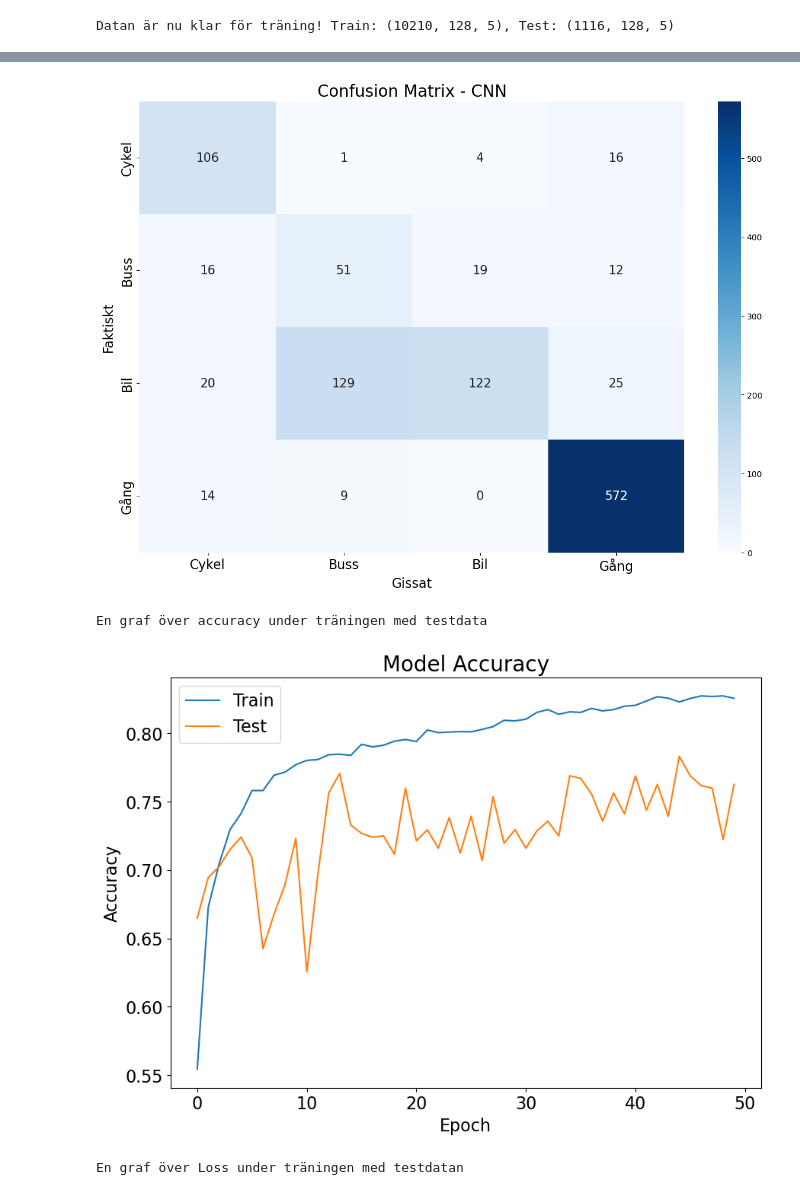
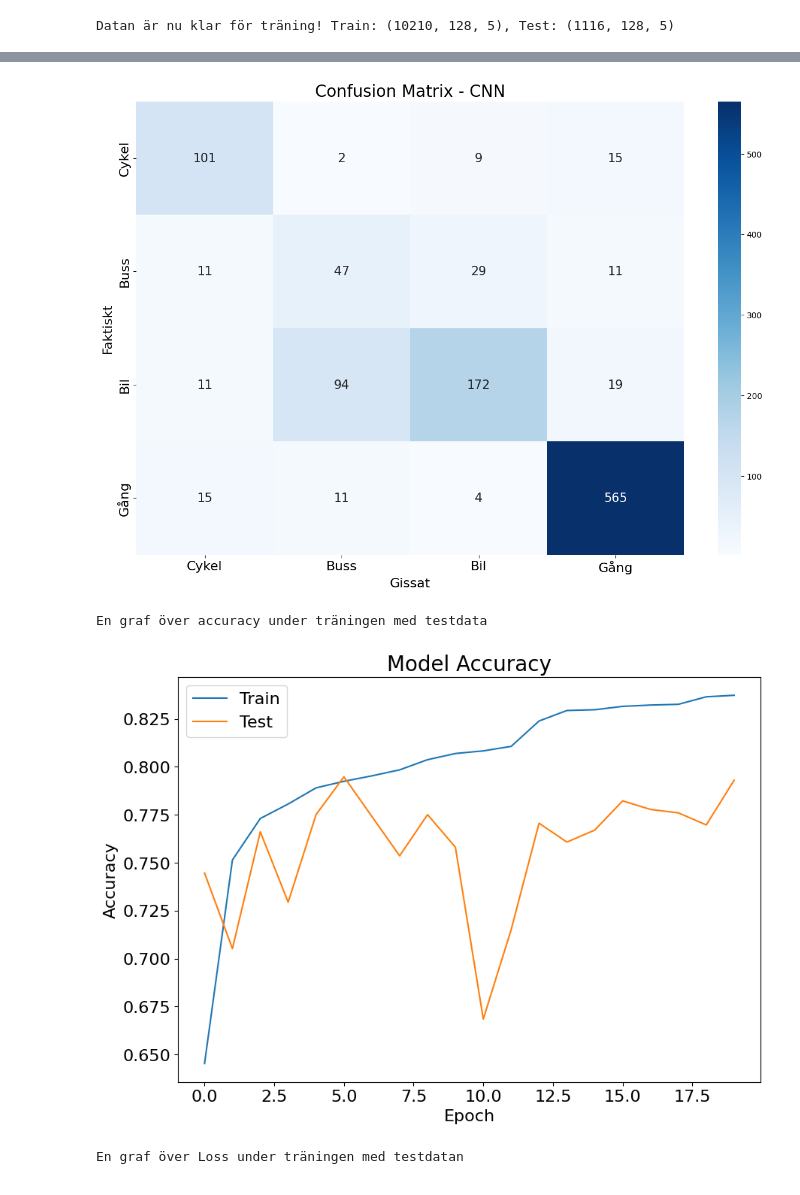
Before and after one commit to phedstroem/Ass2_GIK2JX_Group7, a Jupyter notebook: Ass2_GIK2JX_GROUP7.ipynb, the cells around one changed output, grey strips where cells are left out. Saved outputs shown, nothing was run; the diff lists cells and outputs as text; code cells hidden in the pictures.

```diff
--- a/Ass2_GIK2JX_GROUP7.ipynb
+++ b/Ass2_GIK2JX_GROUP7.ipynb
@@ -421,8 +421,8 @@ batch_size = 128 # Kör X antal resor åt gången för att spara lite tid.
 kernel = 16 # filter för hur modellen tittar. Tittar nu på 16 sekvenspunkter samtidigt
 pool = 4 # Gör modellen mer robust mot brus. komprimerar info.
 stride = 1 # modellen hoppar 1 steg fram efter en sekvens.
-Drop_Out = 0.4 # modellen stänger av X % av sina egna neuroner slumpmässigt mellan varje varv. Förhindrar overfitting
-epochs = 50 # antal varv
+Drop_Out = 0.2 # modellen stänger av X % av sina egna neuroner slumpmässigt mellan varje varv. Förhindrar overfitting
+epochs = 20 # antal varv
 
 # Initiera en sekventiell modell (lager läggs till i rad, nerifrån och upp)
 model = Sequential()
@@ -464,12 +464,12 @@ model.add(Flatten())
 
 model.add(Dropout(Drop_Out))
 
-model.add(Dense(2048))
+model.add(Dense(512))
 model.add(Activation("relu"))
 
 model.add(Dropout(Drop_Out))
 
-model.add(Dense(1024))
+model.add(Dense(256))
 model.add(Activation("relu"))
 
 # Utgångslager: num_class (4 st för Cykel, Buss, Bil, Gång) med Softmax
@@ -477,7 +477,7 @@ model.add(Activation("relu"))
 model.add(Dense(num_class, activation='softmax'))
 
 # Funktion för att sänka learningrate efter ett bestämt antal epochs.
-EPOCHS = 100
+EPOCHS = 12
 def scheduler(epoch, lr):
     if epoch % EPOCHS == 0 and epoch != 0:
         print("[INFO] lr is  ... ", lr/10)
@@ -488,7 +488,7 @@ def scheduler(epoch, lr):
 # optimizer = Adam(lr=0.001, beta_1=0.9, beta_2=0.999, epsilon=1e-08, decay=0.0)
 # optimizer = SGD(lr=0.0001, momentum=0.9, decay=1e-4, nesterov=True)
 # optimizer = RMSprop(learning_rate=0.0005) - Gamla
-optimizer = tf.keras.optimizers.Adam(learning_rate=0.0001)
+optimizer = tf.keras.optimizers.Adam(learning_rate=0.0005)
 
 callback = tf.keras.callbacks.LearningRateScheduler(scheduler)
 
@@ -577,6 +577,6 @@ Epoch 6/50
 
 CM visuellt
-[figure, old version]
+[figure, new version]
 En graf över accuracy under träningen med testdata
-[figure, old version]
+[figure, new version]
 En graf över Loss under träningen med testdatan
```
Also changed, not shown: parts of 2 cells of this notebook.
